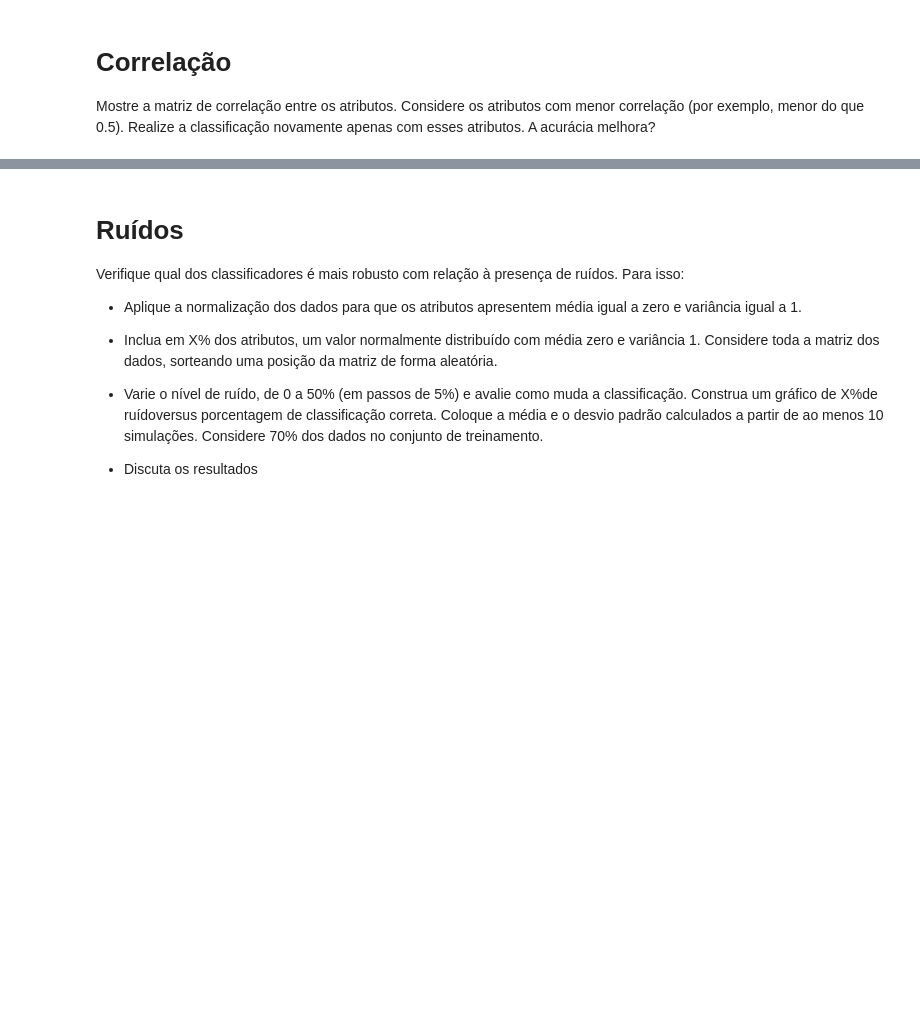
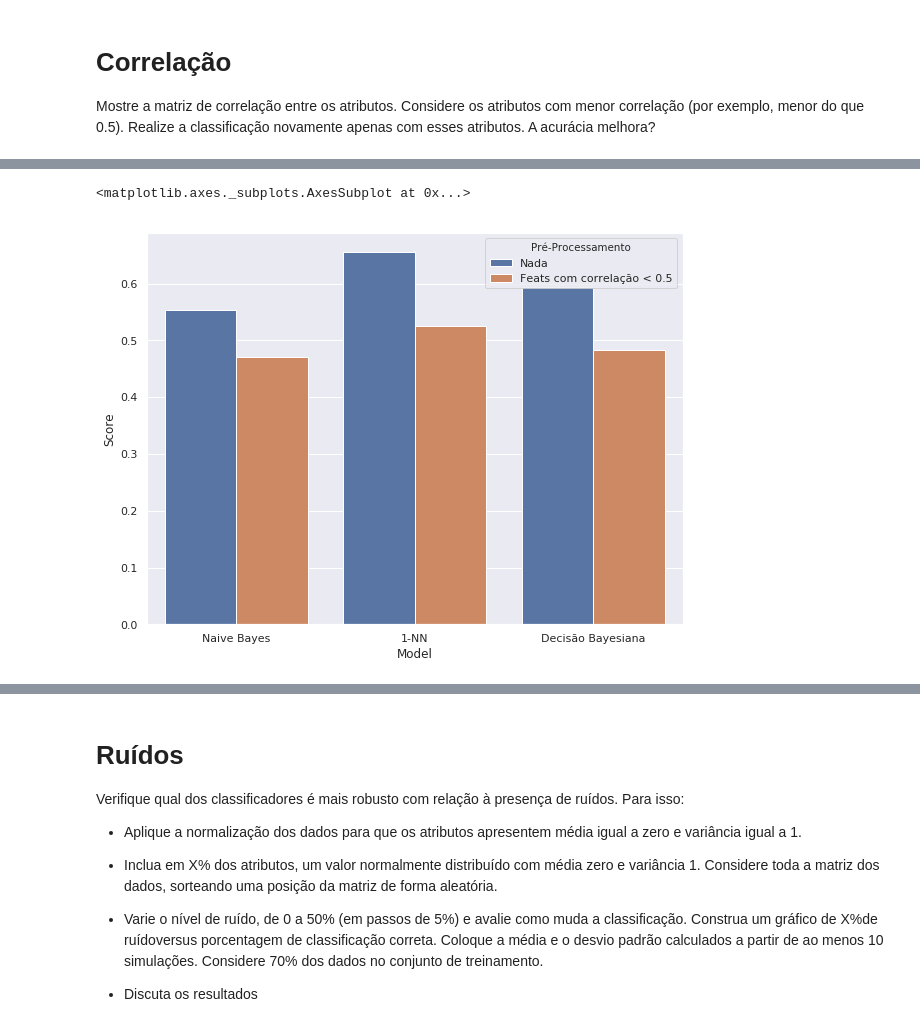
Before and after one commit to BrunoGomesCoelho/playing-pipeline, a Jupyter notebook: Trabalho 1.ipynb, the cells around one changed output, grey strips where cells are left out. Cells and saved outputs as stored; diff of their text form; code cells hidden in the pictures; blank space fills up the shorter version.

```diff
--- a/Trabalho 1.ipynb
+++ b/Trabalho 1.ipynb
@@ -408,6 +418,7 @@ def run_models(x, y, processing="Nada", testing=False, val_idx=None, train_idx=N
     return all_results
 # %%
 all_results = run_models(df.drop(columns="target"), df["target"])
+no_processing_results = all_results.copy(deep=True)
 sns.barplot(y="Score", x="Model", data=all_results)
 plt.title("Accurácia entre os modelos");
 # %% [output]
@@ -513,0 +544,11 @@ sns.heatmap(df.drop(columns="target").corr(), annot=True)
+# %%
+no_processing_results = no_processing_results.append(run_models(df.drop(columns=cols_drop),
+                                                                df["target"],
+                                                                "Feats com correlação < 0.5"),
+                                 ignore_index=True)
+# %%
+plt.figure(figsize=[9.6, 7.2])
+sns.barplot(data=no_processing_results, y="Score", x="Model", hue="Pré-Processamento")
+# %% [output]
+<matplotlib.axes._subplots.AxesSubplot at 0x...>
+[figure, added]
```
Also changed, not shown: parts of 26 cells of this notebook.
